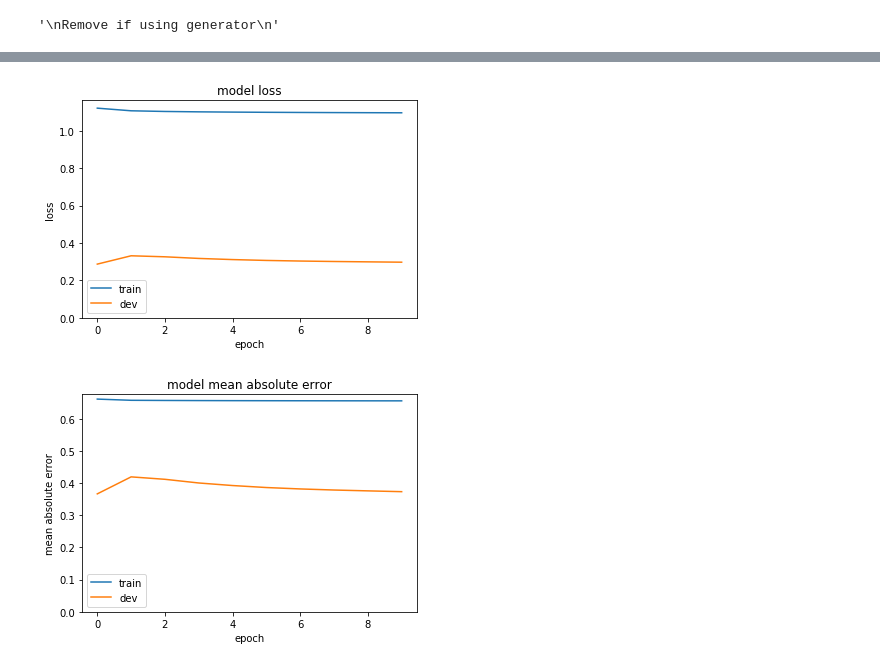
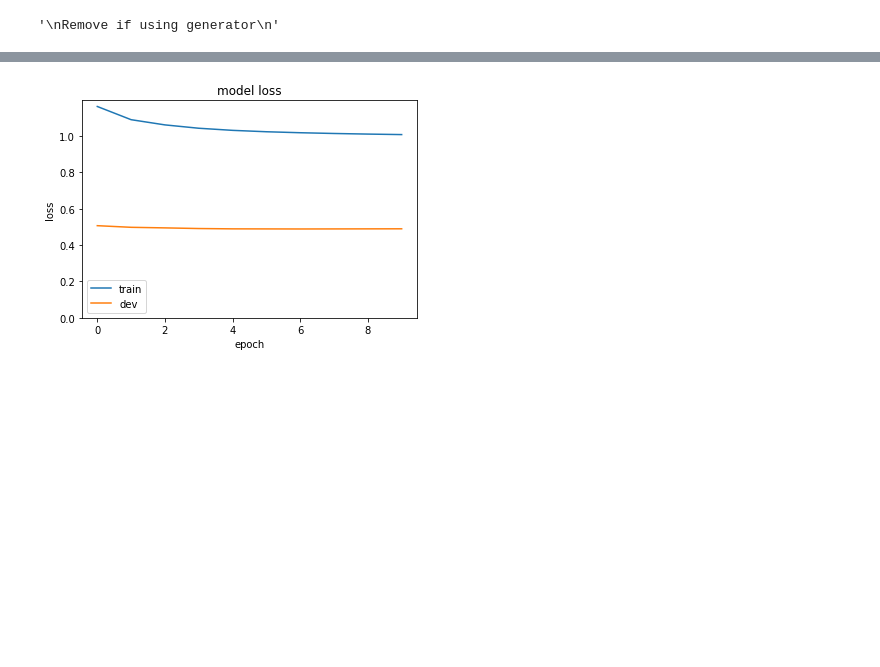
Before and after one commit to daniel-cortez-stevenson/crypto-predict, a Jupyter notebook: notebooks/cwt_rnn_model_dev.ipynb, the cells around one changed output, grey strips where cells are left out. Drawn from its saved outputs; the diff is of its cells as text; code cells hidden in the pictures; blank space fills up the shorter version.

```diff
--- a/notebooks/cwt_rnn_model_dev.ipynb
+++ b/notebooks/cwt_rnn_model_dev.ipynb
@@ -178,9 +178,9 @@ Define model.
 model_type = 'LSTM_WSAEs'
 
 if model_type == 'LSTM_triggerNG':
-    model=LSTM_triggerNG(model_X_train.shape[1:], Ty)
+    model=LSTM_triggerNG(model_X_train.shape[1:], )
 elif model_type == 'LSTM_WSAEs':
-    model=LSTM_WSAEs(model_X_train.shape[1:], Ty, 4, 10)
+    model=LSTM_WSAEs(Tx, N, Ty)
 else:
     p('NOT SUPPORTED')
     model=None
@@ -227,17 +227,17 @@ decay=0.01
 """
 Compile and fit model.
 """
-tensorboard = TensorBoard(log_dir='logs/{}'.format('wsae_4ae_10ed_lr'),
+tensorboard = TensorBoard(log_dir='logs/{}'.format('wsae_new'),
                           histogram_freq=0, batch_size=batch_size,
                          write_graph=True, write_grads=False, write_images=False)
 opt = Adam(lr=learning_rate, beta_1=beta_1, beta_2=beta_2, decay=decay)
-model.compile(loss='mse', optimizer=opt, metrics=['mae'])
+model.compile(loss='mae', optimizer=opt)
 
-fit = model.fit(model_X_train, y_train,
+fit = model.fit(model_X_train, [model_X_train, y_train],
                 shuffle=False,
                 epochs=epochs,
                 batch_size=batch_size,
-                validation_data=(model_X_test, y_test),
+                validation_data=(model_X_test, [model_X_test, y_test]),
                 callbacks=[tensorboard]
                )
 """
@@ -274,30 +274,29 @@ Epoch 10/10
 # %%
 """
 Check out loss from train and dev sets
 """
 plt.plot(fit.history['loss'], label='train')
 plt.plot(fit.history['val_loss'], label='dev')
 plt.title('model loss')
 plt.ylabel('loss')
 plt.xlabel('epoch')
 plt.ylim([0,None])
 plt.legend()
 plt.show()
 
-"""
-Check out mean absolute error from train and dev sets
-"""
-plt.plot(fit.history['mean_absolute_error'], label='train')
-plt.plot(fit.history['val_mean_absolute_error'], label='dev')
-plt.title('model mean absolute error')
-plt.ylabel('mean absolute error')
-plt.xlabel('epoch')
-plt.ylim([0,None])
-plt.legend()
-plt.show()
+# """
+# Check out mean absolute error from train and dev sets
+# """
+# plt.plot(fit.history['mean_absolute_error'], label='train')
+# plt.plot(fit.history['val_mean_absolute_error'], label='dev')
+# plt.title('model mean absolute error')
+# plt.ylabel('mean absolute error')
+# plt.xlabel('epoch')
+# plt.ylim([0,None])
+# plt.legend()
+# plt.show()
 # %% [output]
-[figure, old version]
+[figure, new version]
-[figure, removed]
 # %%
 backtest=model.predict(model_X_train)
 prediction = model.predict(model_X_test)
```
Also changed, not shown: parts of 8 cells of this notebook, 11 other files.
